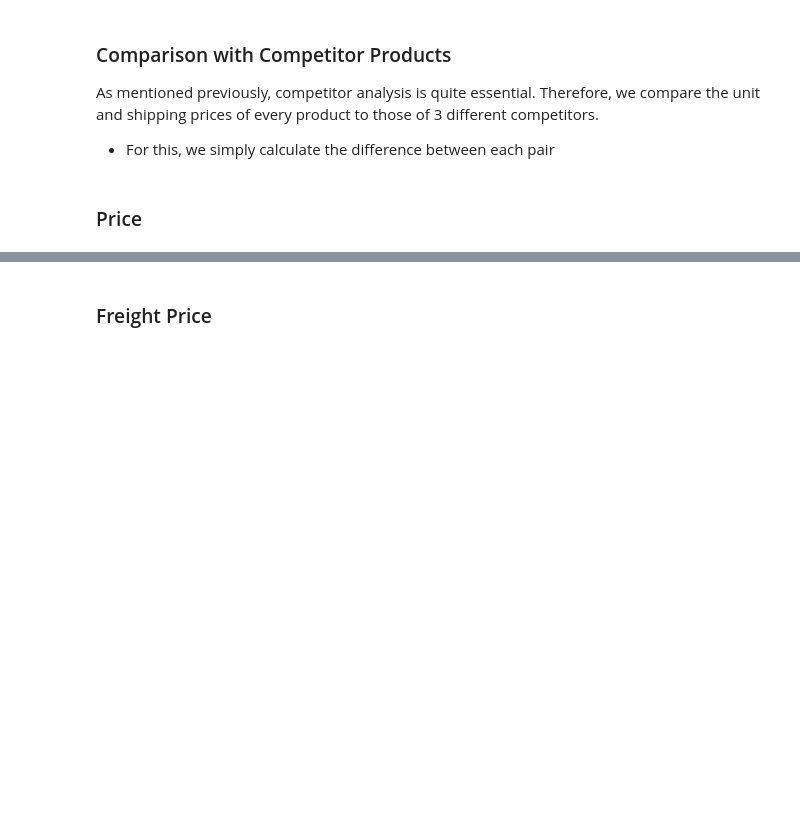
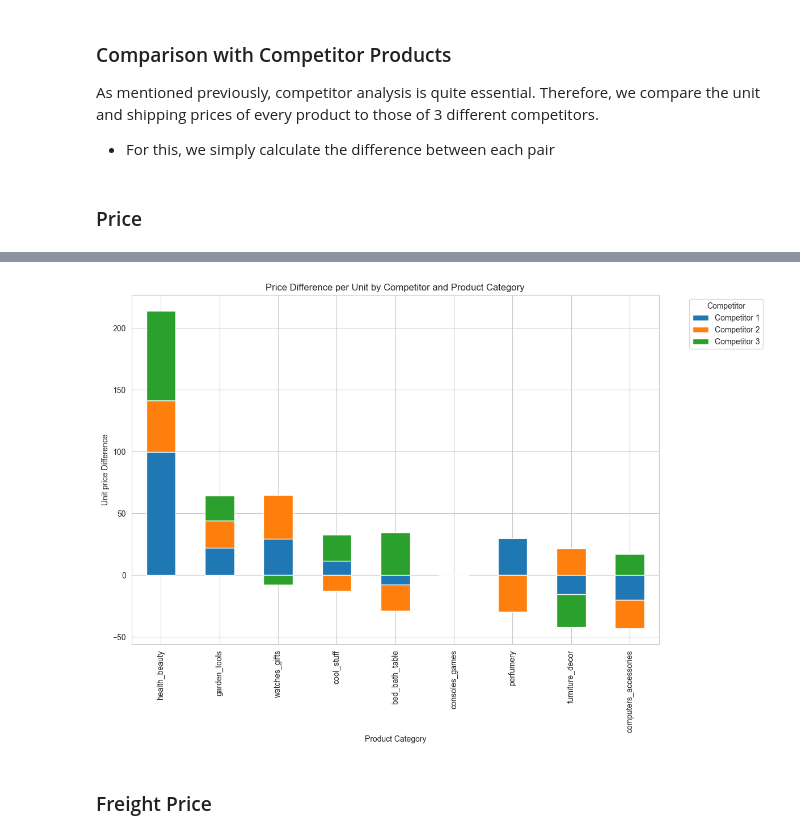
Before and after one commit to lggvu/BA-Project, a Jupyter notebook: eda/retail-price-optimization.ipynb, the cells around one changed output, grey strips where cells are left out. Cells and saved outputs as stored; diff of their text form; code cells hidden in the pictures; blank space fills up the shorter version.

```diff
--- a/eda/retail-price-optimization.ipynb
+++ b/eda/retail-price-optimization.ipynb
@@ -354,3 +391,34 @@ plt.show()
+# %%
+import seaborn as sns
+import pandas as pd
+import matplotlib.pyplot as plt
+
+# Assuming df is your DataFrame and it's already loaded with the necessary columns
+
+# Pivot the melted DataFrame to get competitors as columns
+df_pivoted = df_melted.pivot_table(index='product_category_name', columns='Competitor', values='Price Difference')
+
+# Sort the DataFrame by the total price difference for better visualization
+df_pivoted = df_pivoted.reindex(df_pivoted.sum(axis=1).sort_values(ascending=False).index)
+
+# Plot the stacked bar chart
+ax = df_pivoted.plot(kind='bar', stacked=True, figsize=(12, 8))
+
+# Set plot title and axis labels
+plt.title('Price Difference per Unit by Competitor and Product Category')
+plt.xlabel('Product Category')
+plt.ylabel('Unit price Difference')
+
+# Move the legend out of the plot
+plt.legend(title='Competitor', labels=['Competitor 1', 'Competitor 2', 'Competitor 3'], bbox_to_anchor=(1.05, 1), loc='upper left')
+
+# Save the combined figure
+plt.savefig('stacked_price_difference_per_unit.png')
+
+# Show the plot
+plt.show()
+# %% [output]
+[figure, added]
 # %% [markdown]
 ### Freight Price
 # %%
```
Also changed, not shown: parts of 5 cells of this notebook, 26 other files.
